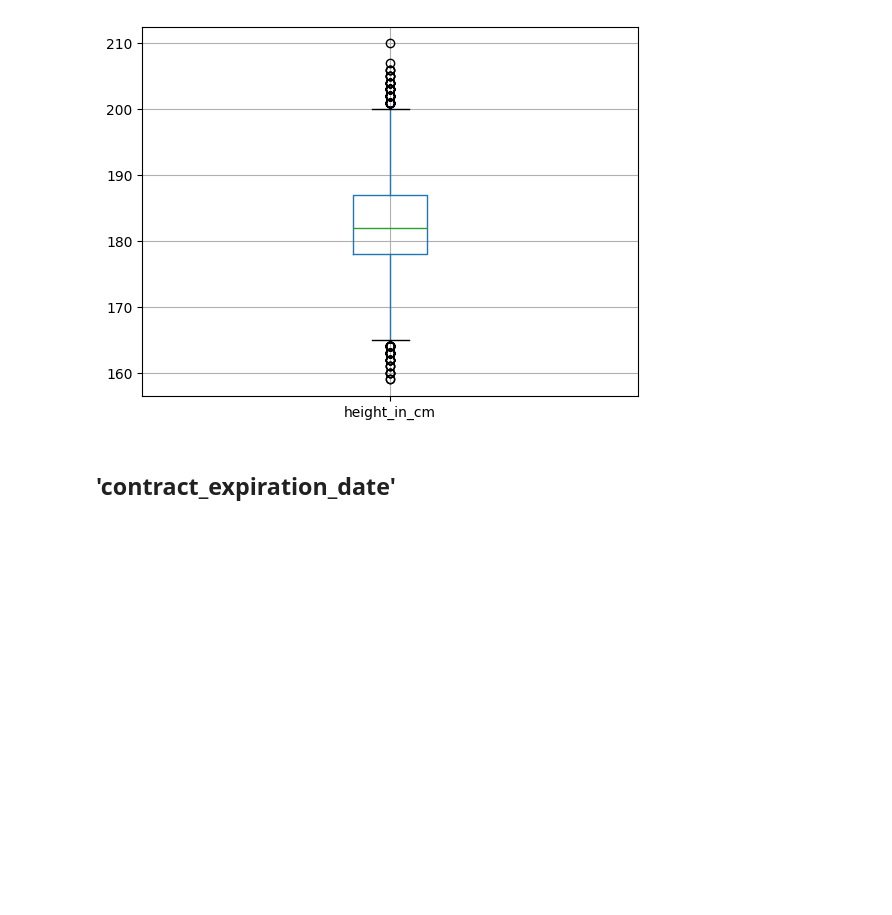
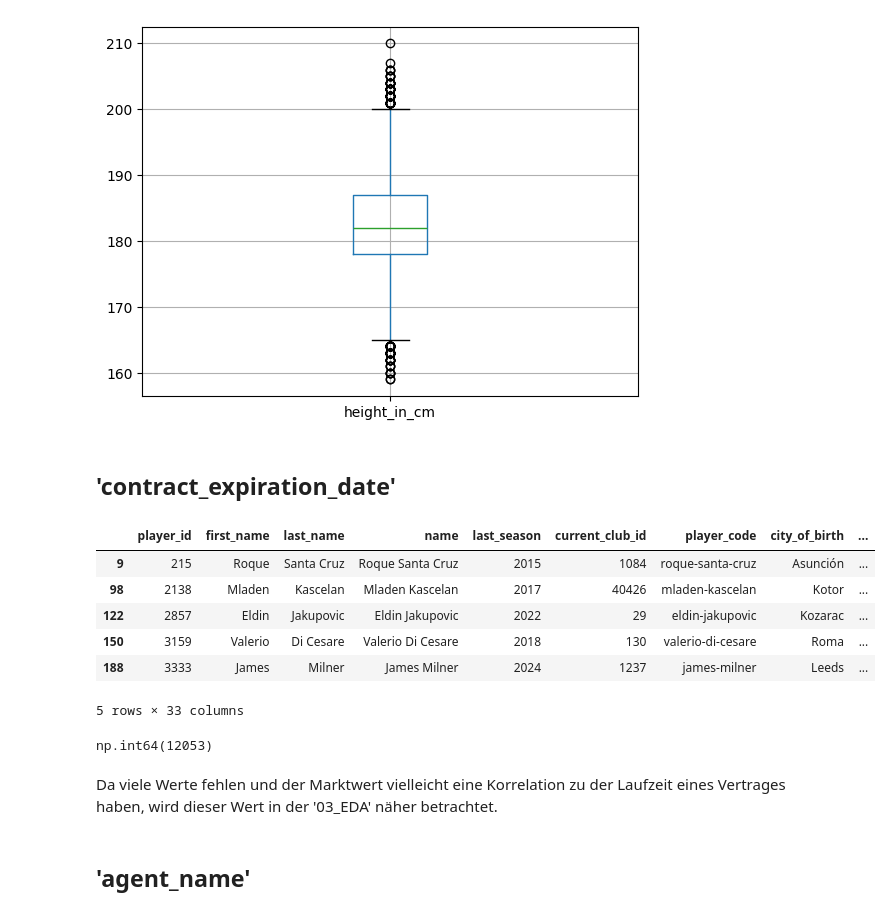
Before and after one commit to Tooonni/ADSC21, a Jupyter notebook: notebooks/02_Datenbereinigung.ipynb, the cells around one changed output. Drawn from its saved outputs; the diff is of its cells as text; code cells hidden in the pictures; blank space fills up the shorter version.

```diff
--- a/notebooks/02_Datenbereinigung.ipynb
+++ b/notebooks/02_Datenbereinigung.ipynb
@@ -418,3 +418,21 @@ plt.show()
 [figure]
 # %% [markdown]
 ## 'contract_expiration_date'
+# %%
+players[players["contract_expiration_date"].notna()].head()
+# %% [output]
+|  | player_id | first_name | last_name | name | last_season | current_club_id | player_code | city_of_birth | ... |
+| 9 | 215 | Roque | Santa Cruz | Roque Santa Cruz | 2015 | 1084 | roque-santa-cruz | Asunción | ... |
+| 98 | 2138 | Mladen | Kascelan | Mladen Kascelan | 2017 | 40426 | mladen-kascelan | Kotor | ... |
+| 122 | 2857 | Eldin | Jakupovic | Eldin Jakupovic | 2022 | 29 | eldin-jakupovic | Kozarac | ... |
+| 150 | 3159 | Valerio | Di Cesare | Valerio Di Cesare | 2018 | 130 | valerio-di-cesare | Roma | ... |
+| 188 | 3333 | James | Milner | James Milner | 2024 | 1237 | james-milner | Leeds | ... |
+5 rows × 33 columns
+# %%
+players["contract_expiration_date"].isna().sum()
+# %% [output]
+np.int64(12053)
+# %% [markdown]
+Da viele Werte fehlen und der Marktwert vielleicht eine Korrelation zu der Laufzeit eines Vertrages haben, wird dieser Wert in der '03_EDA' näher betrachtet.
+# %% [markdown]
+## 'agent_name'
```
Also changed, not shown: parts of 22 cells of this notebook, 1 other file.
